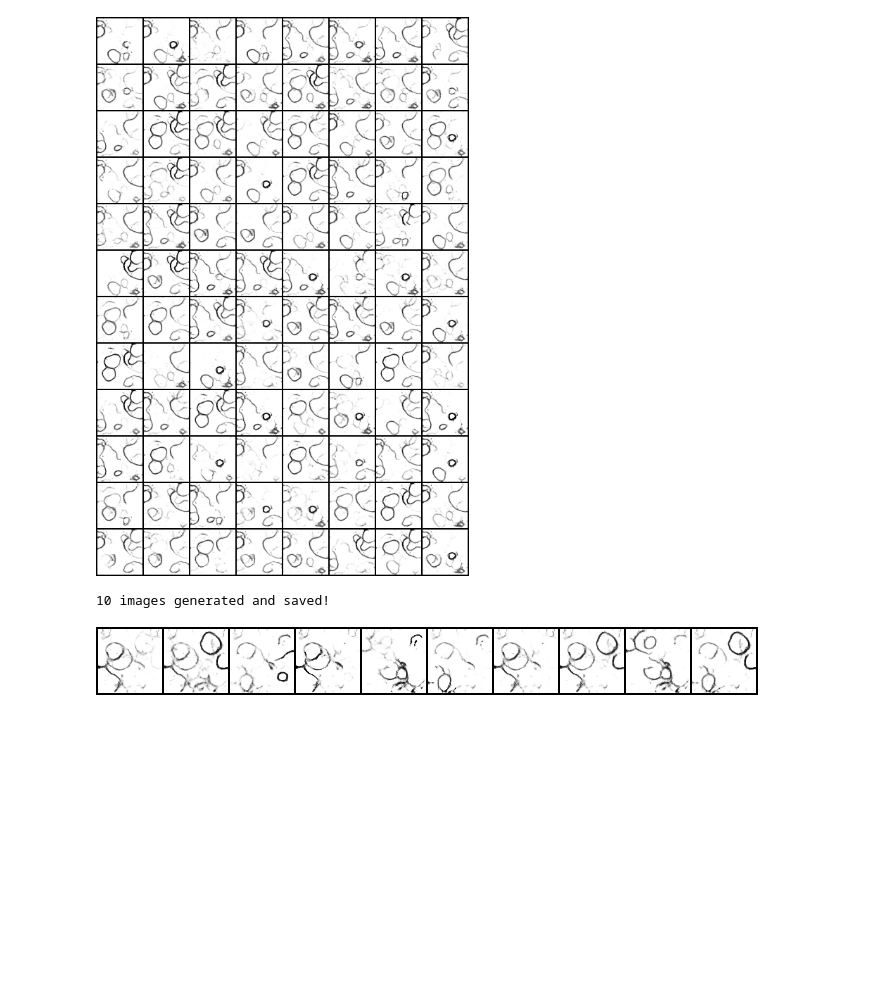
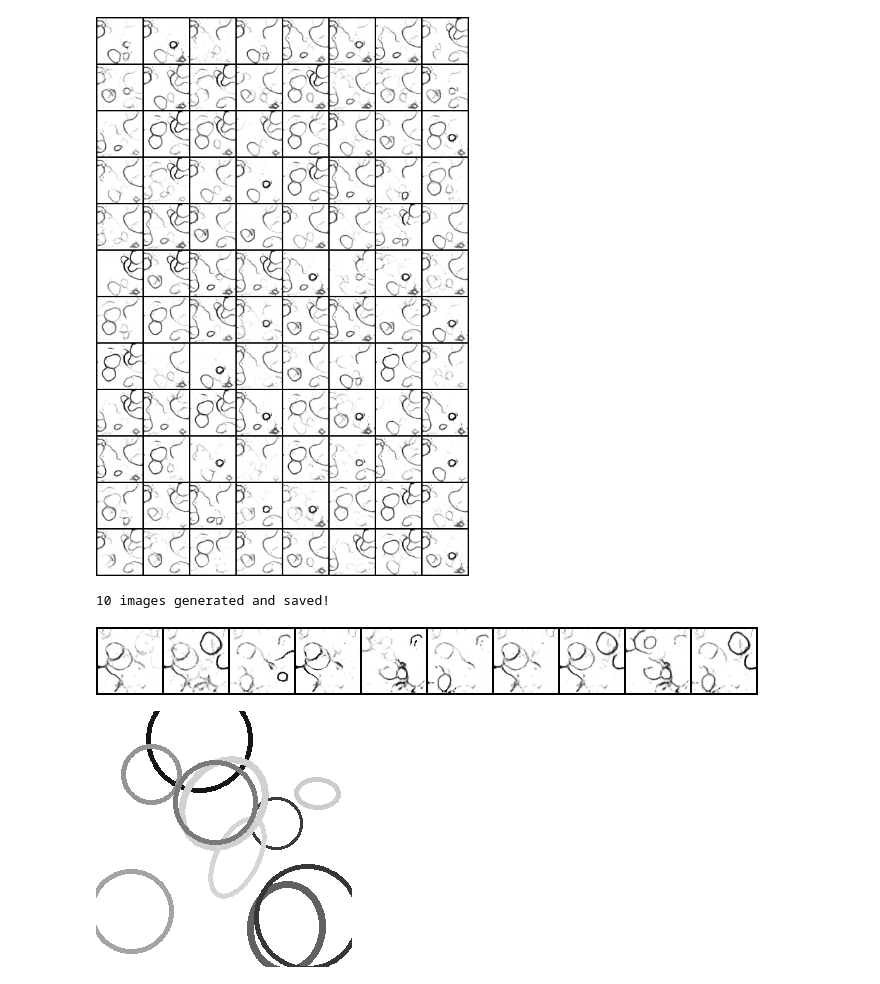
Before and after one commit to chandra17iith/GAN_Project, a Jupyter notebook: GAN_P1.ipynb, the cells around one changed output. Saved outputs shown, nothing was run; the diff lists cells and outputs as text; code cells hidden in the pictures; blank space fills up the shorter version.

```diff
--- a/GAN_P1.ipynb
+++ b/GAN_P1.ipynb
@@ -253,3 +253,7 @@ print(f"{num_images} images generated and saved!")
 Image('./generated_images.png')
 # %% [output]
 [figure]
+# %%
+Image('./dataset/image_1.png')
+# %% [output]
+[figure, added]
```
